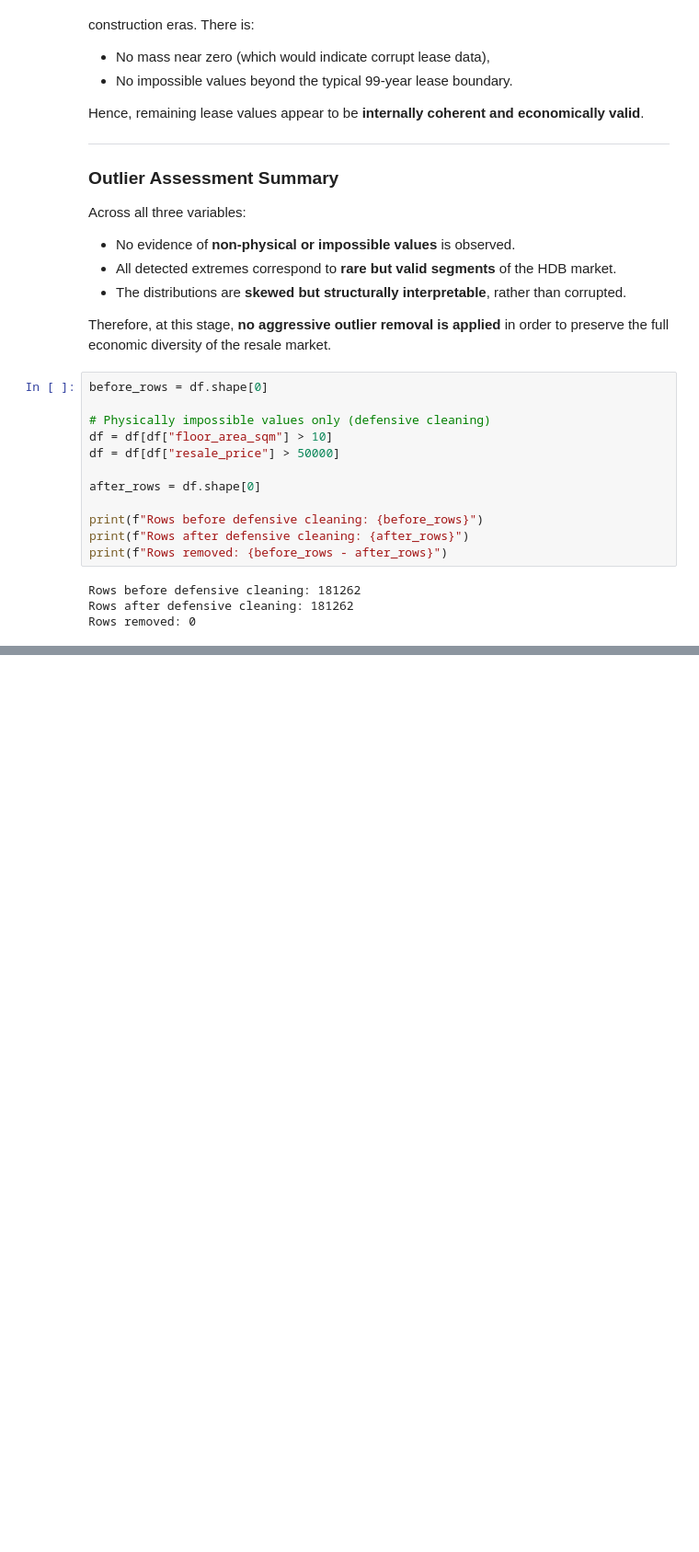
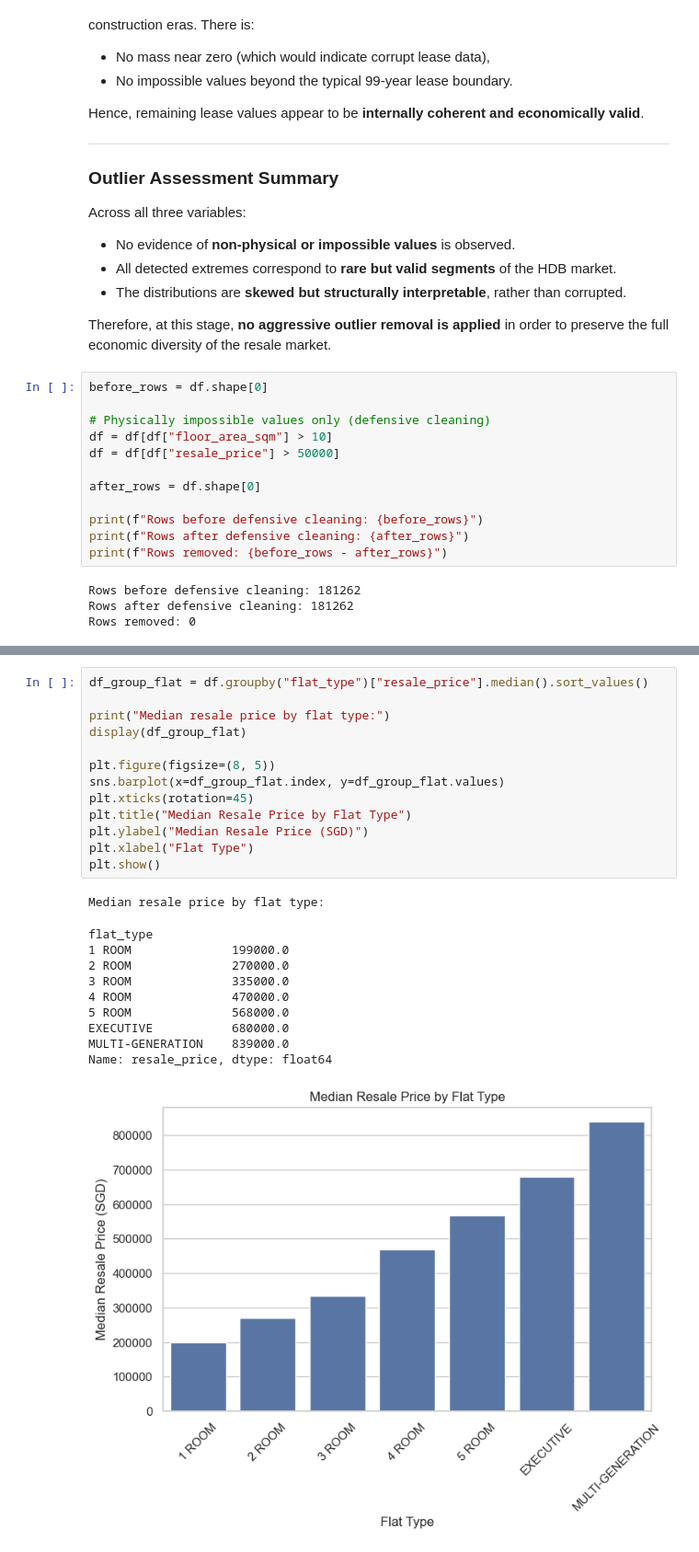
Before and after one commit to haiming772/hdb-resale-analytics, a Jupyter notebook: notebooks/01_data_wrangling.ipynb, the cells around one changed output, grey strips where cells are left out. Shown at 92% size. Saved outputs shown, nothing was run; the diff lists cells and outputs as text; blank space fills up the shorter version.

```diff
--- a/notebooks/01_data_wrangling.ipynb
+++ b/notebooks/01_data_wrangling.ipynb
@@ -497,0 +548,25 @@ Rows removed: 0
+# %%
+df_group_flat = df.groupby("flat_type")["resale_price"].median().sort_values()
+
+print("Median resale price by flat type:")
+display(df_group_flat)
+
+plt.figure(figsize=(8, 5))
+sns.barplot(x=df_group_flat.index, y=df_group_flat.values)
+plt.xticks(rotation=45)
+plt.title("Median Resale Price by Flat Type")
+plt.ylabel("Median Resale Price (SGD)")
+plt.xlabel("Flat Type")
+plt.show()
+# %% [output]
+Median resale price by flat type:
+flat_type
+1 ROOM              199000.0
+2 ROOM              270000.0
+3 ROOM              335000.0
+4 ROOM              470000.0
+5 ROOM              568000.0
+EXECUTIVE           680000.0
+MULTI-GENERATION    839000.0
+Name: resale_price, dtype: float64
+[figure, added]
```
Also changed, not shown: parts of 11 cells of this notebook.
